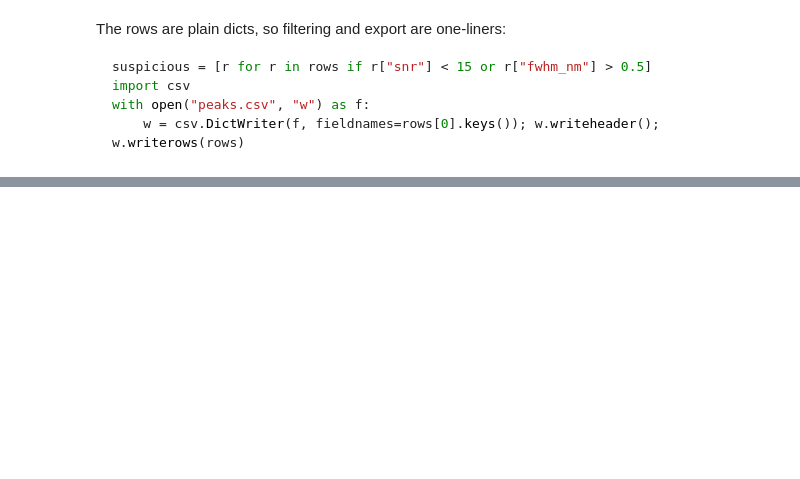
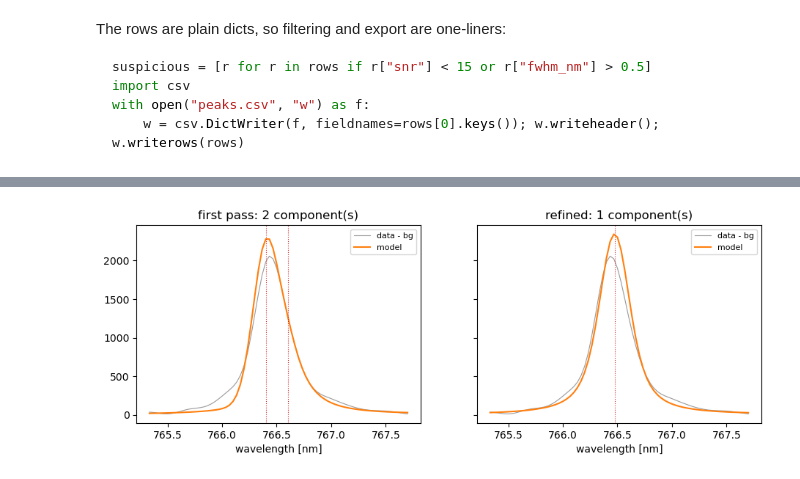
Before and after one commit to MWhitta/alibz, a Jupyter notebook: notebooks/fit_inspection.ipynb, the cells around one changed output, grey strips where cells are left out. Drawn from its saved outputs; the diff is of its cells as text; code cells hidden in the pictures; blank space fills up the shorter version.

```diff
--- a/notebooks/fit_inspection.ipynb
+++ b/notebooks/fit_inspection.ipynb
@@ -66,0 +110,15 @@ with open("peaks.csv", "w") as f:
+# %%
+from alibz import refine_fit
+from alibz.utils.database import Database
+from alibz.utils.wavelength import estimate_wavelength_shift
+
+db = Database("db")
+shift, n_anchor = estimate_wavelength_shift(fit["sorted_parameter_array"], db)
+refined, decisions = refine_fit(x, y, fit, db=db, shift_nm=shift)
+
+from collections import Counter
+print(f"shift {1000*shift:+.1f} pm ({n_anchor} anchors)")
+print(f"{fit['sorted_parameter_array'].shape[0]} -> "
+      f"{refined['sorted_parameter_array'].shape[0]} peaks")
+print("verdicts:", dict(Counter(d['verdict'] for d in decisions)))
+print("actions: ", dict(Counter(d['action'] for d in decisions)))
@@ -66,0 +165,23 @@ with open("peaks.csv", "w") as f:
+# %%
+import matplotlib.pyplot as plt
+from alibz.utils.voigt import multi_voigt
+
+def compare_zoom(center, span=1.2):
+    fig, axs = plt.subplots(1, 2, figsize=(11, 3.5), sharey=True)
+    m = (x > center - span) & (x < center + span)
+    bg = fit["background"]
+    for ax, f, title in ((axs[0], fit, "first pass"), (axs[1], refined, "refined")):
+        pk = f["sorted_parameter_array"]
+        ax.plot(x[m], (y - bg)[m], color="0.6", lw=0.8, label="data - bg")
+        ax.plot(x[m], multi_voigt(x[m], np.ravel(pk[:, :4])), "C1", label="model")
+        near = pk[np.abs(pk[:, 1] - center) < span]
+        for a, mu in near[:, :2]:
+            ax.axvline(mu, color="C3", ls=":", lw=0.8)
+        ax.set_title(f"{title}: {near.shape[0]} component(s)")
+        ax.set_xlabel("wavelength [nm]")
+        ax.legend(fontsize=8)
+    return fig
+
+compare_zoom(766.5);
+# %% [output]
+[figure, added]
```
Also changed, not shown: parts of 11 cells of this notebook, 4 other files.
